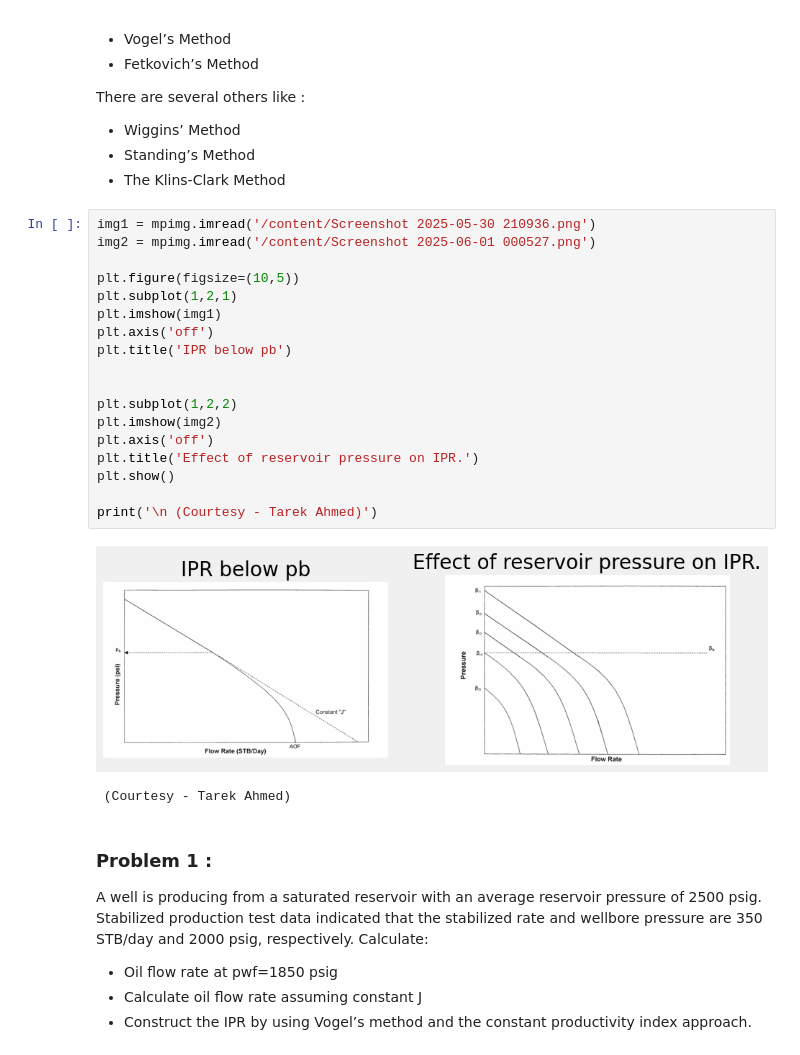
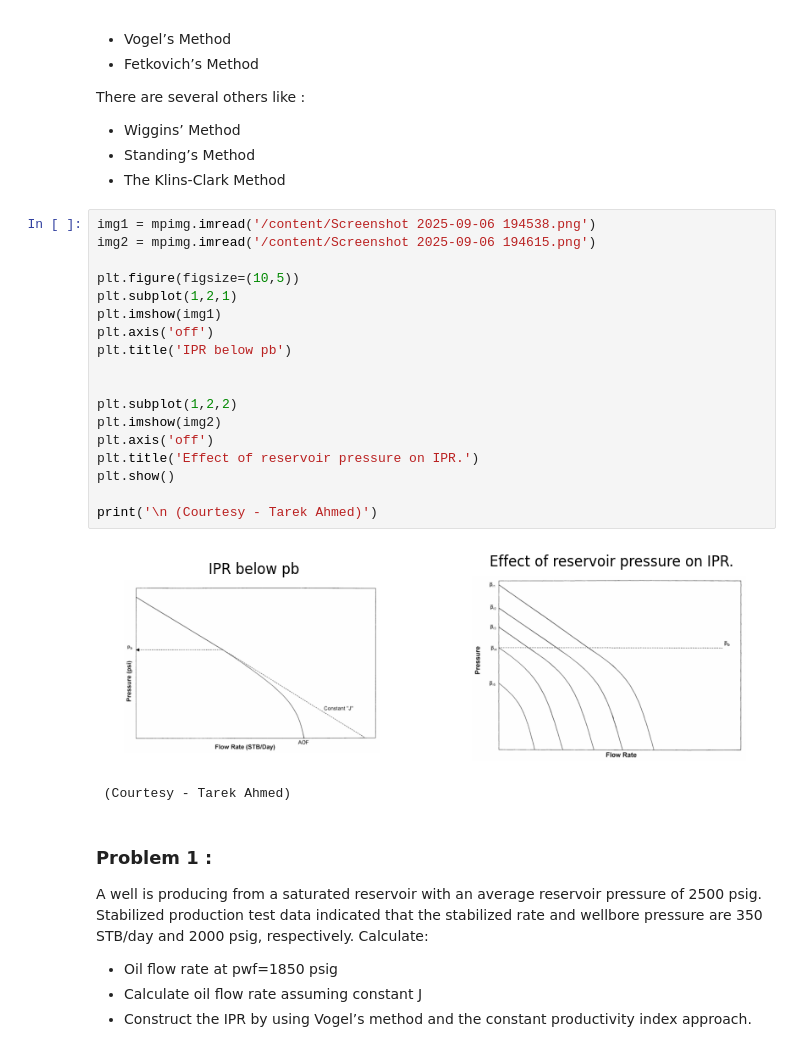
Before and after one commit to Madara123455/Energy-DA-for-Petroleum, a Jupyter notebook: Inflow_Performance_Relationship_(IPR).ipynb, the cells around one changed output. Cells and saved outputs as stored; diff of their text form.

```diff
--- a/Inflow_Performance_Relationship_(IPR).ipynb
+++ b/Inflow_Performance_Relationship_(IPR).ipynb
@@ -26,25 +26,25 @@ There are several others like :
  - Standing’s Method
  - The Klins-Clark Method
 # %%
-img1 = mpimg.imread('/content/Screenshot 2025-05-30 210936.png')
-img2 = mpimg.imread('/content/Screenshot 2025-06-01 000527.png')
+img1 = mpimg.imread('/content/Screenshot 2025-09-06 194538.png')
+img2 = mpimg.imread('/content/Screenshot 2025-09-06 194615.png')
 
 plt.figure(figsize=(10,5))
 plt.subplot(1,2,1)
 plt.imshow(img1)
 plt.axis('off')
 plt.title('IPR below pb')
 
 
 plt.subplot(1,2,2)
 plt.imshow(img2)
 plt.axis('off')
 plt.title('Effect of reservoir pressure on IPR.')
 plt.show()
 
 print('\n (Courtesy - Tarek Ahmed)')
 # %% [output]
-[figure, old version]
+[figure, new version]
  (Courtesy - Tarek Ahmed)
 # %% [markdown]
 ### Problem 1 :
```
Also changed, not shown: parts of 10 cells of this notebook.
